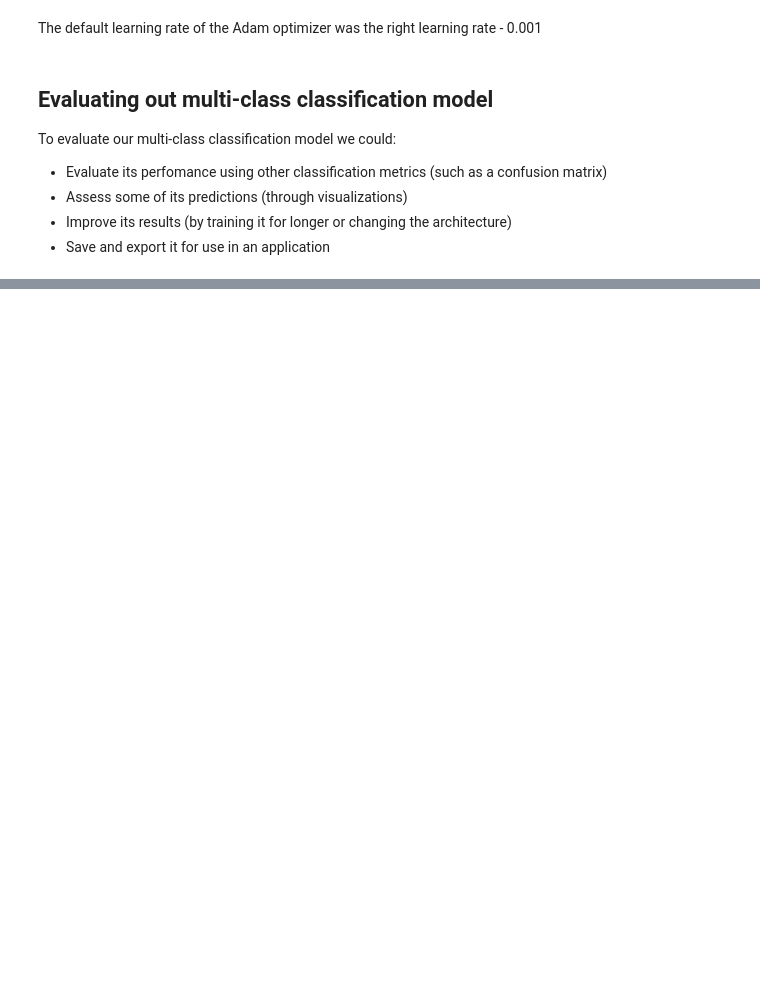
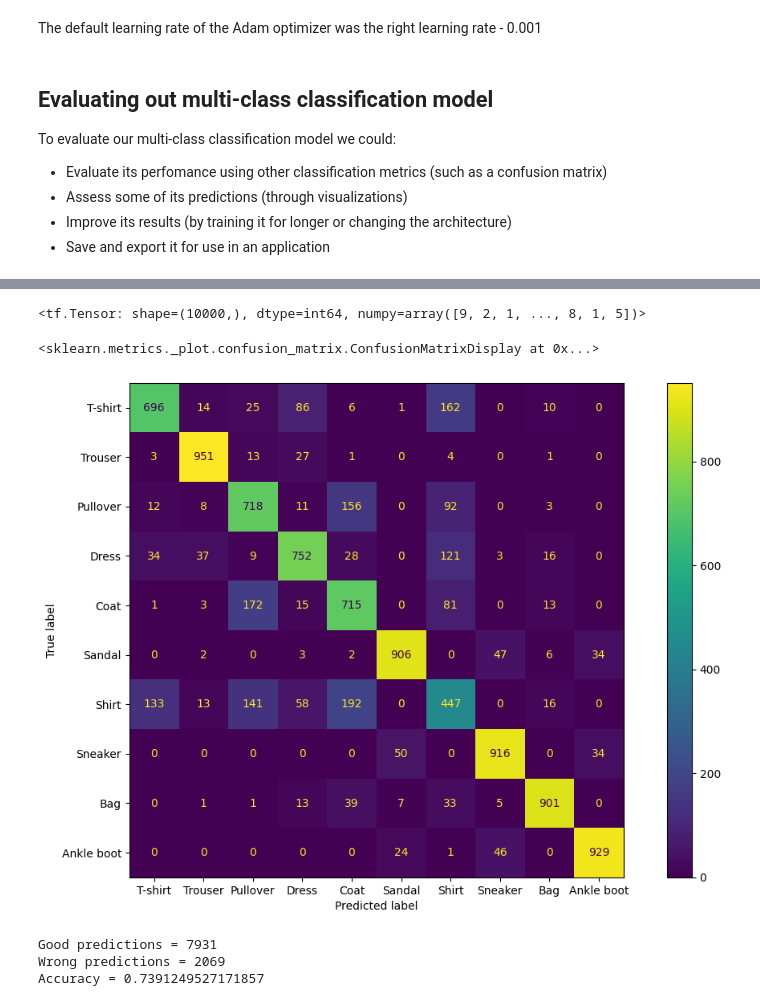
Before and after one commit to ra2dd/jupyter-tensor, a Jupyter notebook: 04_multiclass_classification.ipynb, the cells around one changed output, grey strips where cells are left out. Drawn from its saved outputs; the diff is of its cells as text; code cells hidden in the pictures; blank space fills up the shorter version.

Commit message:
add confusion matrix for fashion minst model 2

```diff
--- a/04_multiclass_classification.ipynb
+++ b/04_multiclass_classification.ipynb
@@ -311,3 +311,6 @@ To evaluate our multi-class classification model we could:
 * Assess some of its predictions (through visualizations)
 * Improve its results (by training it for longer or changing the architecture)
 * Save and export it for use in an application
+# %%
+# Create prediction probabilities from our model
+y_probs = model_2.predict(test_data_norm)
@@ -313,0 +341,38 @@ To evaluate our multi-class classification model we could:
+# %%
+# y_probs need to be rounded
+y_preds = tf.argmax(y_probs, axis=1)
+y_preds
+# %% [output]
+<tf.Tensor: shape=(10000,), dtype=int64, numpy=array([9, 2, 1, ..., 8, 1, 5])>
+# %%
+# Create confusion matrix and visualize it
+from sklearn.metrics import confusion_matrix, ConfusionMatrixDisplay
+import matplotlib.pyplot as plt
+
+conf_mat_2 = confusion_matrix(y_true=test_labels, y_pred=y_preds)
+
+conf_mat_dis = ConfusionMatrixDisplay(conf_mat_2, display_labels=class_names)
+fig, ax = plt.subplots(figsize=(14,8))
+conf_mat_dis.plot(ax=ax)
+# %% [output]
+<sklearn.metrics._plot.confusion_matrix.ConfusionMatrixDisplay at 0x...>
+[figure, added]
+# %%
+# Check accuracy
+good_p = 0
+wrong_p = 0
+for index in range(len(y_preds)):
+    if y_preds[index] == test_labels[index]:
+        good_p += 1
+    else:
+        wrong_p += 1
+if good_p >= wrong_p:
+    model_2_accuracy = 1 - wrong_p / good_p
+elif wrong_p > good_p:
+    model_2_accuracy = 1 - good_p / wrong_p
+
+print(f"Good predictions = {good_p}\nWrong predictions = {wrong_p}\nAccuracy = {model_2_accuracy}")
+# %% [output]
+Good predictions = 7931
+Wrong predictions = 2069
+Accuracy = 0.7391249527171857
```
Also changed, not shown: parts of 12 cells of this notebook.
